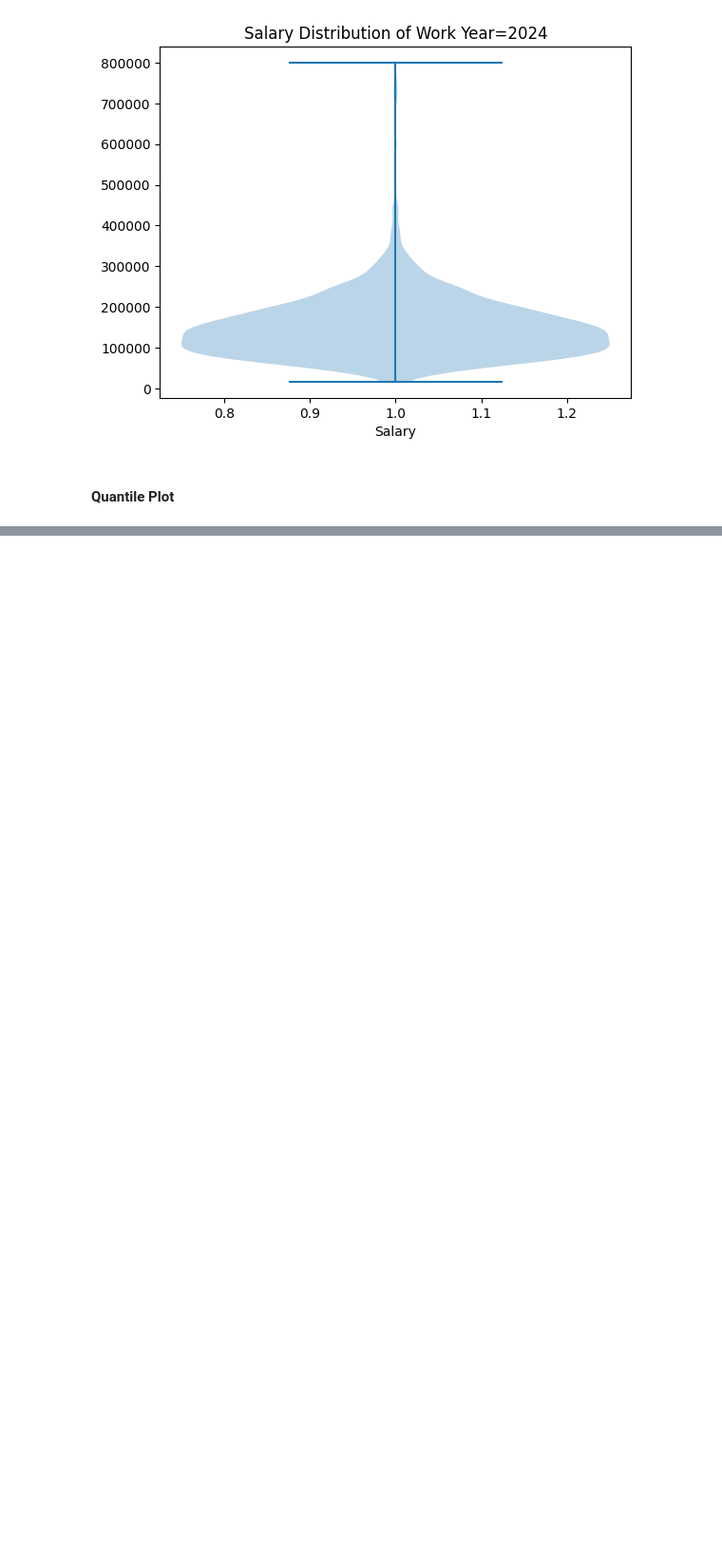
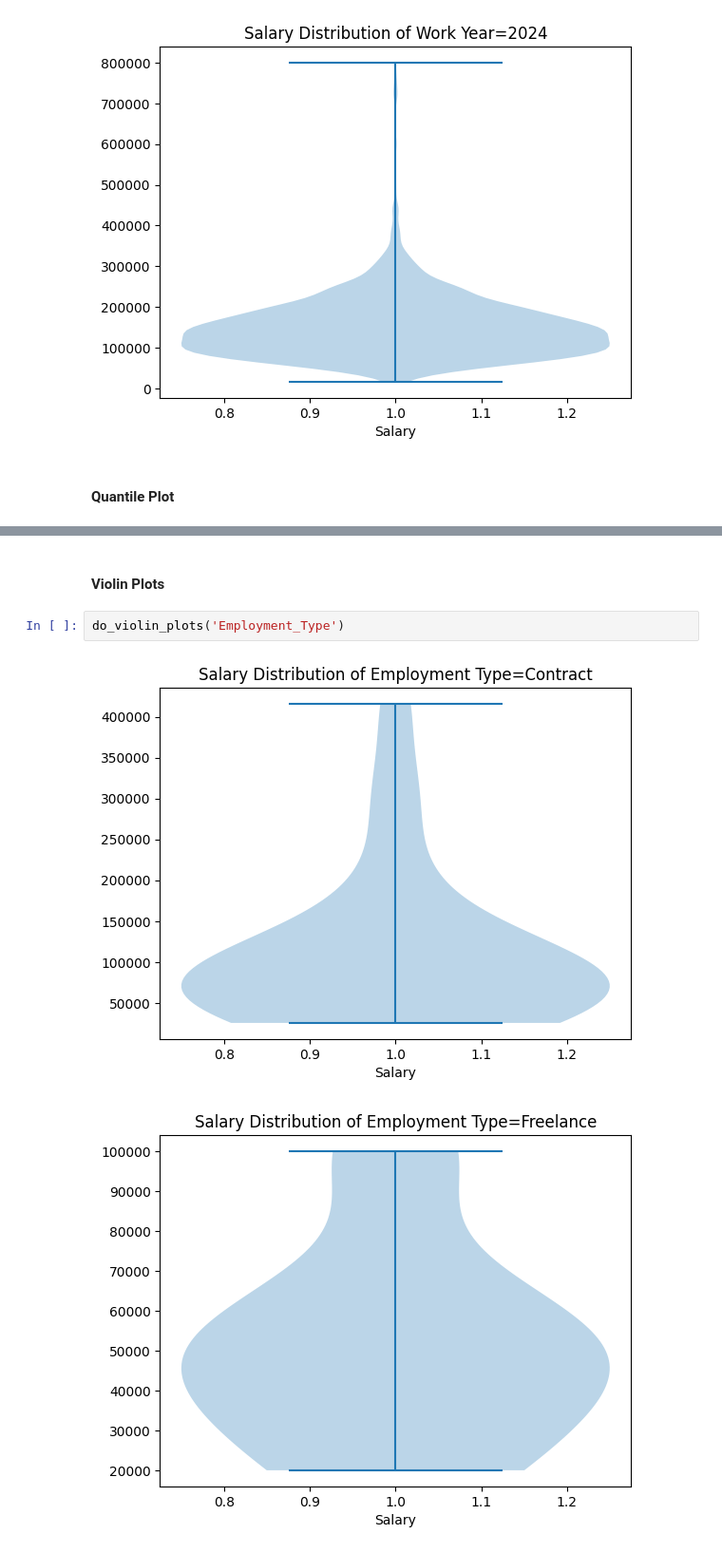
Before and after one commit to ALotov2000/data_science-CA2, a Jupyter notebook: task-2/report.ipynb, the cells around one changed output, grey strips where cells are left out. Shown at 95% size. Saved outputs shown, nothing was run; the diff lists cells and outputs as text; blank space fills up the shorter version.

```diff
--- a/task-2/report.ipynb
+++ b/task-2/report.ipynb
@@ -295,0 +318,7 @@ do_quantile_plots('Work_Year')
+# %% [markdown]
+#### Violin Plots
+# %%
+do_violin_plots('Employment_Type')
+# %% [output]
+[figure, added]
+[figure, added]
```
Also changed, not shown: parts of 17 cells of this notebook.
